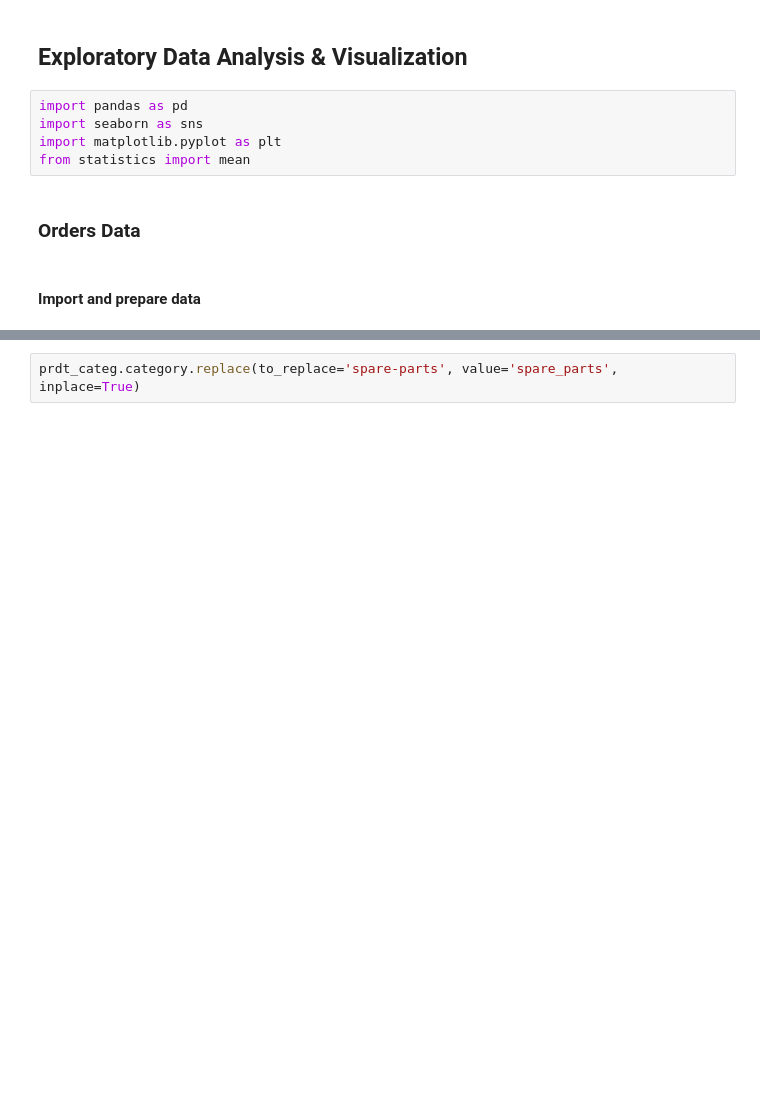
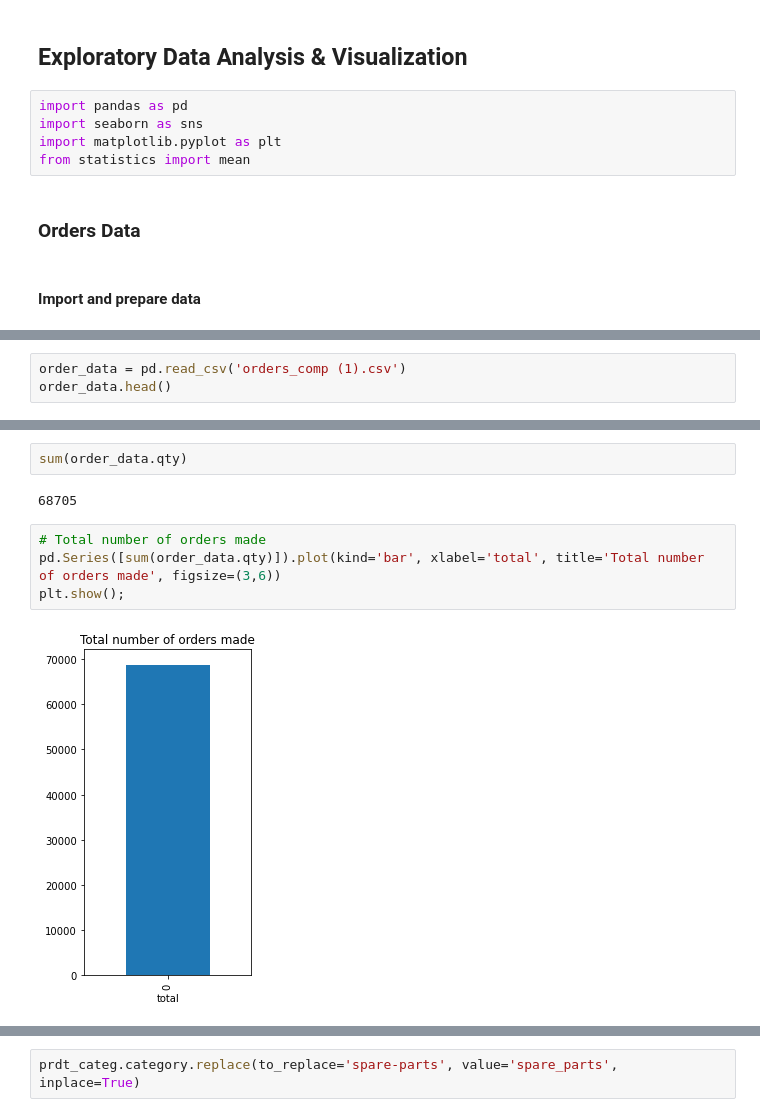
Before and after one commit to GoodnessUdochukwu/2.-Data-Preparation-Exploration-Analysis-Visualization, a Jupyter notebook: exploratory_data_analysis_and_visualization_project.ipynb, the cells around one changed output, grey strips where cells are left out. Drawn from its saved outputs; the diff is of its cells as text; blank space fills up the shorter version.

Commit message:
'Exploratory_Data_Analysis'

```diff
--- a/exploratory_data_analysis_and_visualization_project.ipynb
+++ b/exploratory_data_analysis_and_visualization_project.ipynb
@@ -1045,0 +12,3 @@ prdt_categ2
+# %%
+order_data = pd.read_csv('orders_comp (1).csv')
+order_data.head()
@@ -1045,0 +64,10 @@ prdt_categ2
+# %%
+sum(order_data.qty)
+# %% [output]
+68705
+# %%
+# Total number of orders made
+pd.Series([sum(order_data.qty)]).plot(kind='bar', xlabel='total', title='Total number of orders made', figsize=(3,6))
+plt.show();
+# %% [output]
+[figure, added]
```
Also changed, not shown: parts of 154 cells of this notebook.
